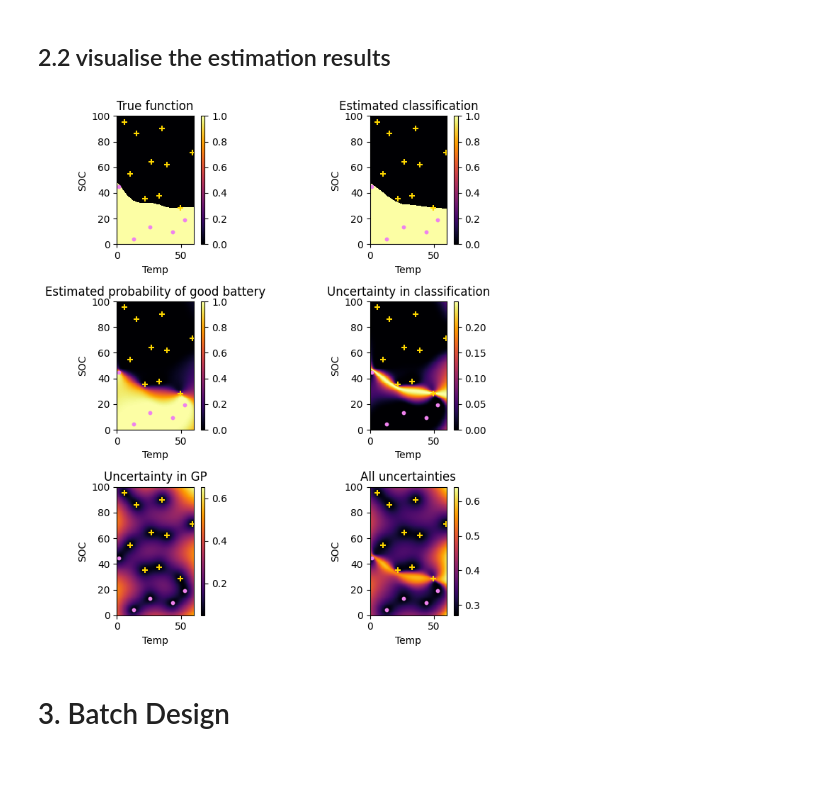
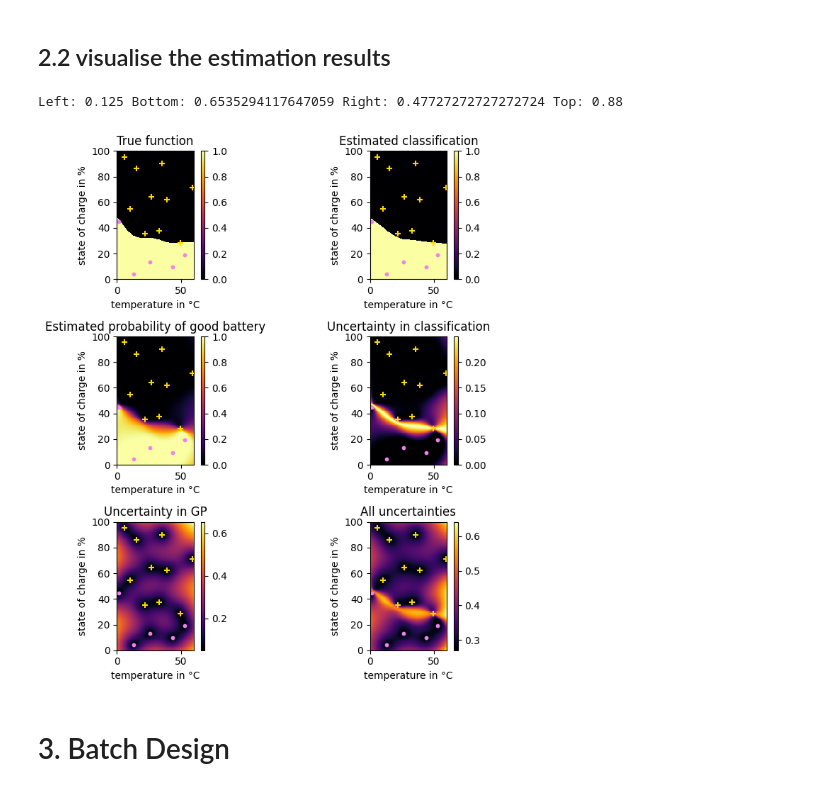
Before and after one commit to ma921/Battery-Experimental-Design, a Jupyter notebook: Tutorial 2. Batch Experimental Design.ipynb, the cells around one changed output. Cells and saved outputs as stored; diff of their text form; code cells hidden in the pictures.

```diff
--- a/Tutorial 2. Batch Experimental Design.ipynb
+++ b/Tutorial 2. Batch Experimental Design.ipynb
@@ -22,7 +22,7 @@ bounds = torch.tensor([
 ]).double()
 
 # set label names
-label_names = ["SOC", "Temp"]
+label_names = ["state of charge in %", "temperature in °C"]
 
 # set prior
 from SOBER._prior import Uniform    # Import prior from SOBER libraries
@@ -154,6 +154,8 @@ def visualize_model(X, Y, model, X_new=None):
     plot_white(X[Y.squeeze() > 0], axes[0,0])
     plot_gold(X[Y.squeeze() < 0], axes[0,0])
     axes[0,0].set_title("True function")
+    bbox = axes[0,0].get_position()
+    print("Left:", bbox.x0, "Bottom:", bbox.y0, "Right:", bbox.x1, "Top:", bbox.y1)
 
     prob, var, stddev = prediction(model, Xgrid)
 
@@ -163,34 +165,37 @@ def visualize_model(X, Y, model, X_new=None):
     axes[0,1].set_title("Estimated classification")
 
     plot_function(prob, axes[1,0])
     plot_white(X[Y.squeeze() > 0], axes[1,0])
     plot_gold(X[Y.squeeze() < 0], axes[1,0])
     axes[1,0].set_title("Estimated probability of good battery")
 
     plot_function(var, axes[1,1])
     plot_white(X[Y.squeeze() > 0], axes[1,1])
     plot_gold(X[Y.squeeze() < 0], axes[1,1])
     axes[1,1].set_title("Uncertainty in classification")
 
     plot_function(stddev, axes[2,0])
     plot_white(X[Y.squeeze() > 0], axes[2,0])
     plot_gold(X[Y.squeeze() < 0], axes[2,0])
     axes[2,0].set_title("Uncertainty in GP")
 
     plot_function(torch.distributions.Normal(0,1).cdf(stddev).pow(2) + var, axes[2,1])
     plot_white(X[Y.squeeze() > 0], axes[2,1])
     plot_gold(X[Y.squeeze() < 0], axes[2,1])
     axes[2,1].set_title("All uncertainties")
 
     if X_new is not None:
         for row in range(n_rows):
             for col in range(n_cols):
                 plot_red(X_new, axes[row, col])
+
     plt.show()
 
+
 visualize_model(X, Y, model)
 # %% [output]
+Left: 0.125 Bottom: 0.6535294117647059 Right: 0.47727272727272724 Top: 0.88
-[figure, old version]
+[figure, new version]
 # %% [markdown]
 # 3. Batch Design
 # %%
```
Also changed, not shown: parts of 1 cell of this notebook.
